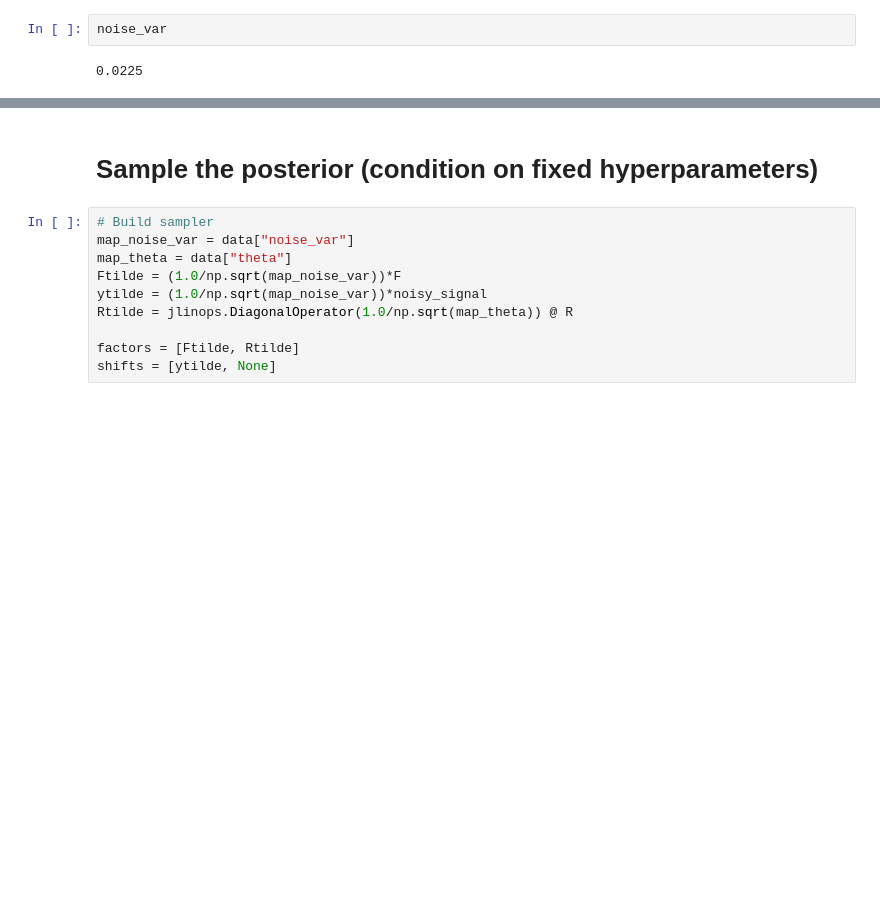
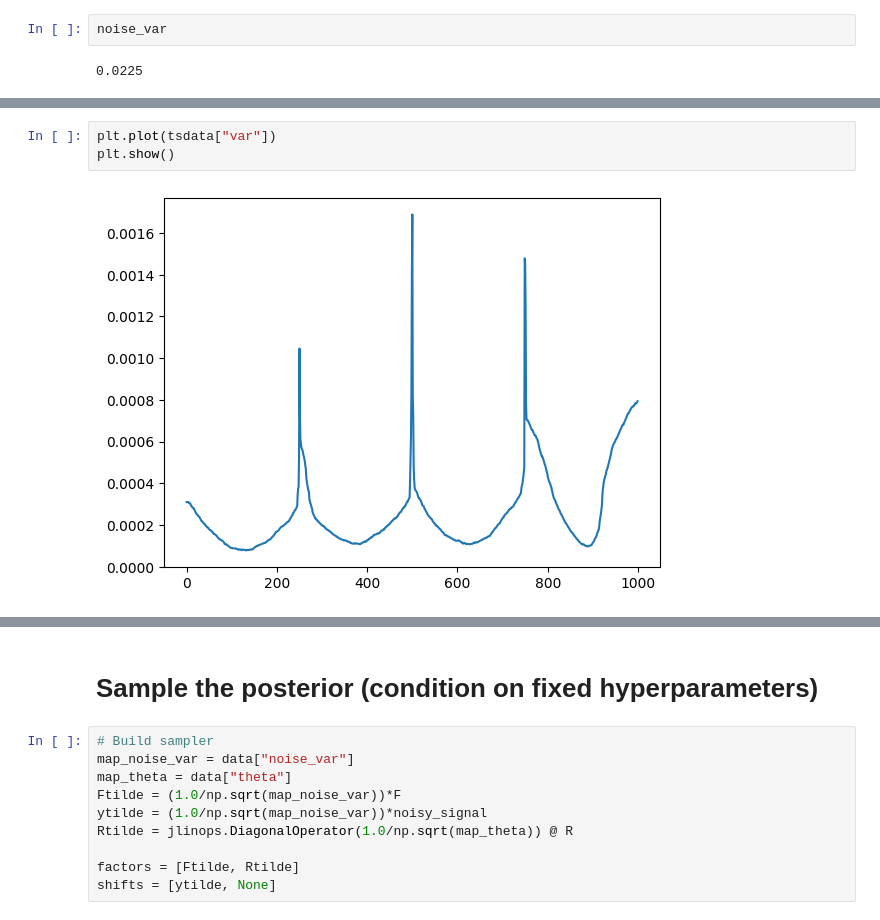
Before and after one commit to jlindbloom/sampi, a Jupyter notebook: notebooks/ias/ias_transformed.ipynb, the cells around one changed output, grey strips where cells are left out. Saved outputs shown, nothing was run; the diff lists cells and outputs as text; blank space fills up the shorter version.

```diff
--- a/notebooks/ias/ias_transformed.ipynb
+++ b/notebooks/ias/ias_transformed.ipynb
@@ -112,0 +133,5 @@ noise_var
+# %%
+plt.plot(tsdata["var"])
+plt.show()
+# %% [output]
+[figure, added]
```
Also changed, not shown: parts of 10 cells of this notebook, 5 other files.
